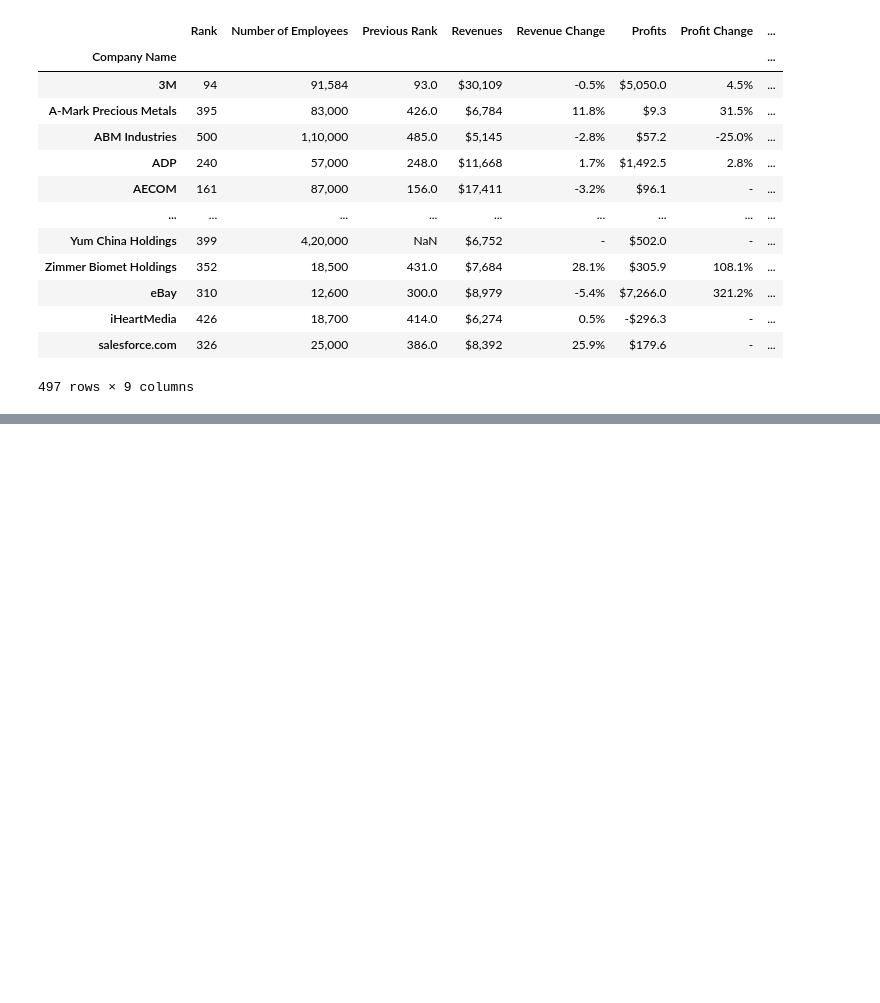
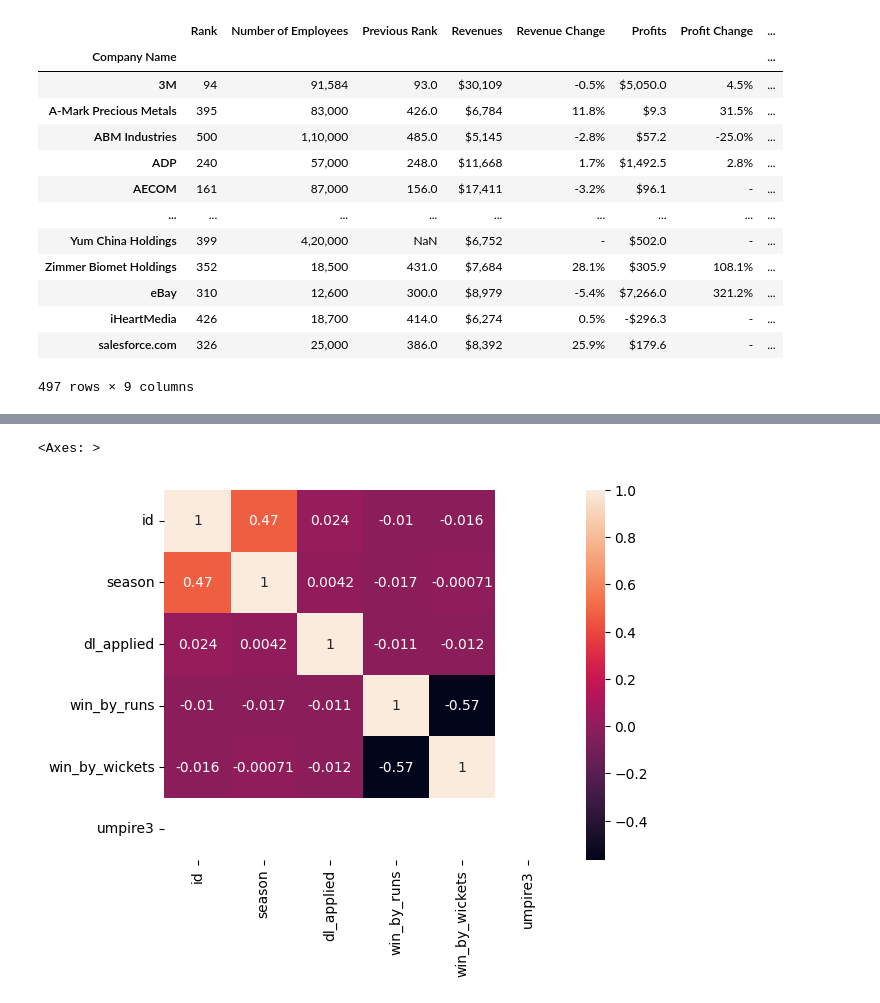
Before and after one commit to Souvik00/Pyhton-panda, a Jupyter notebook: panda.ipynb, the cells around one changed output, grey strips where cells are left out. Saved outputs shown, nothing was run; the diff lists cells and outputs as text; code cells hidden in the pictures; blank space fills up the shorter version.

```diff
--- a/panda.ipynb
+++ b/panda.ipynb
@@ -282,0 +394,6 @@ company_name.first()
+# %%
+
+matches=pd.read_csv('matches.csv')
+new=delivarables.merge(matches,left_on='match_id',right_on='id')
+new.groupby(['season','batsman'])['batsman_runs'].sum().sort_values(ascending=False).reset_index().drop_duplicates(subset='season',keep='first').sort_values('season')
+#seasonwise highest run scorer
@@ -282,0 +437,5 @@ company_name.first()
+# %%
+sns.heatmap(matches.corr(numeric_only=True),annot=True)
+# %% [output]
+<Axes: >
+[figure, added]
```
Also changed, not shown: parts of 22 cells of this notebook, 2 other files.
